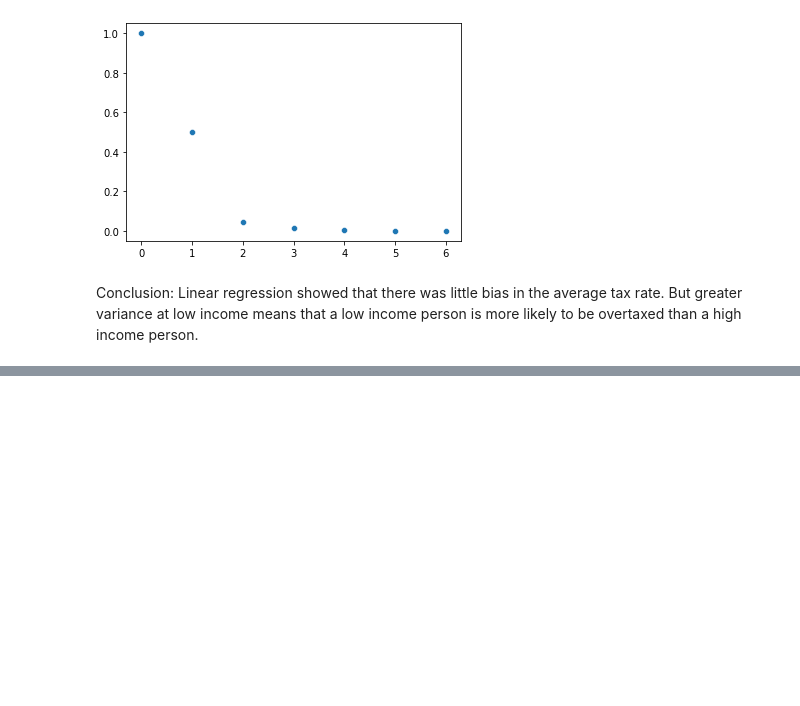
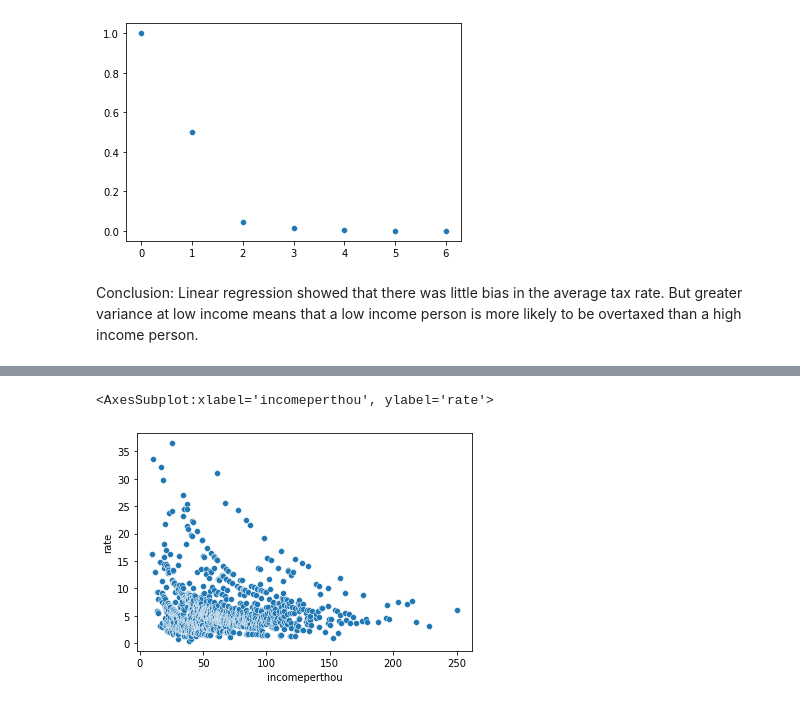
Before and after one commit to RossHyman/The-Over-valuation-of-Bungalow-in-the-Bell-School-Area-of-Chicago, a Jupyter notebook: Property_Values/notebooks/effectivetax.ipynb, the cells around one changed output, grey strips where cells are left out. Cells and saved outputs as stored; diff of their text form; code cells hidden in the pictures; blank space fills up the shorter version.

```diff
--- a/Property_Values/notebooks/effectivetax.ipynb
+++ b/Property_Values/notebooks/effectivetax.ipynb
@@ -184,5 +193,9 @@ sns.scatterplot(x=range(0,7), y= total/total[0])
 # %% [output]
 <AxesSubplot:>
 [figure]
+# %%
+df_medians = df_econ.groupby(['econ_midincome']).median()
 # %% [markdown]
 Conclusion: Linear regression showed that there was little bias in the average tax rate. But greater variance at low income means that a low income person is more likely to be overtaxed than a high income person.
+# %%
+df_medians = pd.DataFrame(df_medians)
@@ -188,0 +219,5 @@ Conclusion: Linear regression showed that there was little bias in the average t
+# %%
+sns.scatterplot(data = df_medians,x='incomeperthou',y='rate')
+# %% [output]
+<AxesSubplot:xlabel='incomeperthou', ylabel='rate'>
+[figure, added]
```
Also changed, not shown: parts of 15 cells of this notebook, 16 other files.
